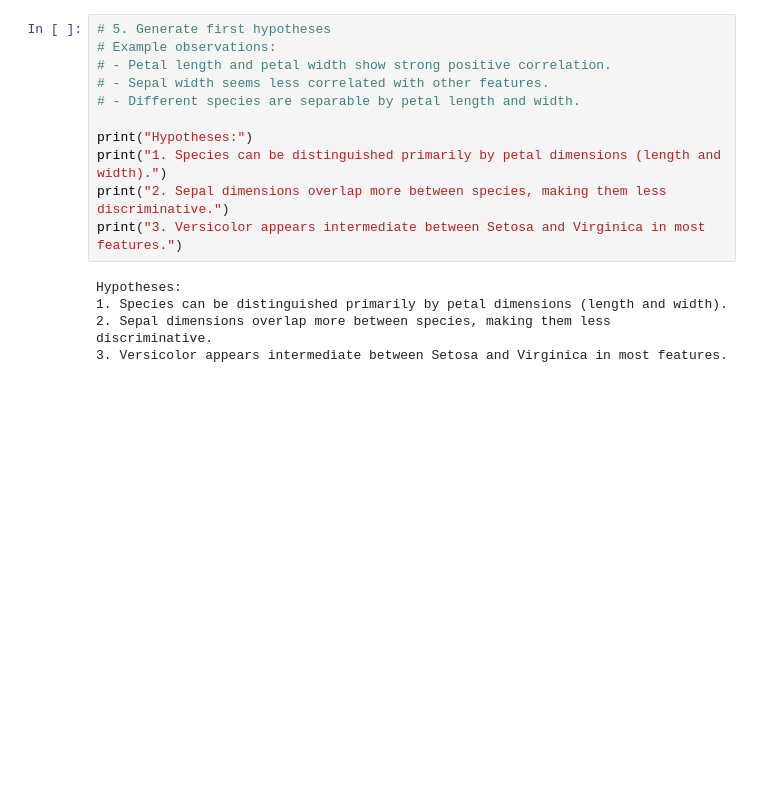
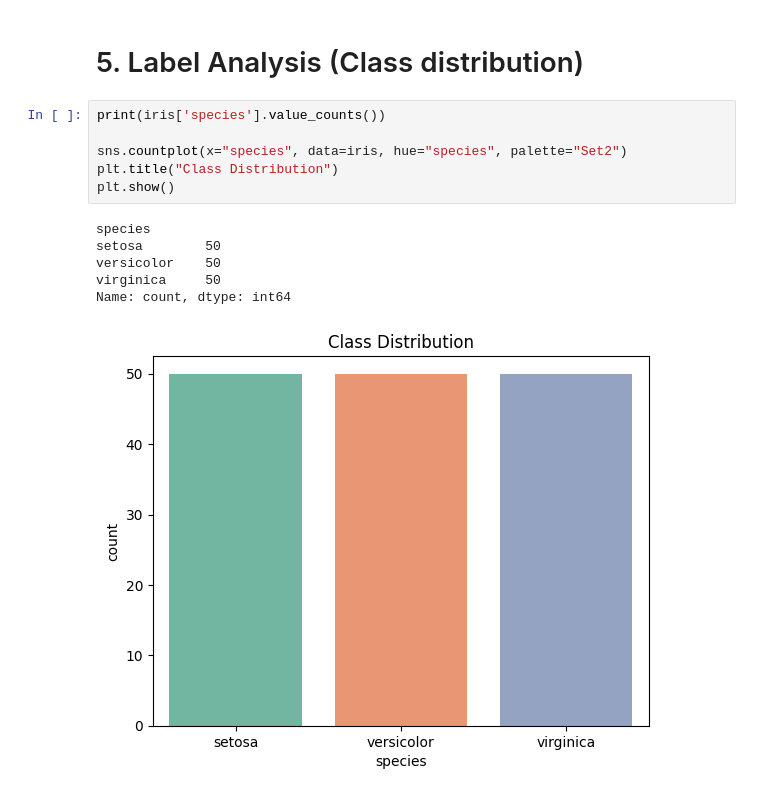
Before and after one commit to weronpas/MLOperations, a Jupyter notebook: notebooks/Class2_EDA.ipynb, the cells around one changed output. Saved outputs shown, nothing was run; the diff lists cells and outputs as text; blank space fills up the shorter version.

```diff
--- a/notebooks/Class2_EDA.ipynb
+++ b/notebooks/Class2_EDA.ipynb
@@ -68,18 +125,17 @@ plt.show()
 # %% [output]
 [figure]
-# %%
-# 5. Generate first hypotheses
-# Example observations:
-# - Petal length and petal width show strong positive correlation.
-# - Sepal width seems less correlated with other features.
-# - Different species are separable by petal length and width.
-
-print("Hypotheses:")
-print("1. Species can be distinguished primarily by petal dimensions (length and width).")
-print("2. Sepal dimensions overlap more between species, making them less discriminative.")
-print("3. Versicolor appears intermediate between Setosa and Virginica in most features.")
-# %% [output]
-Hypotheses:
-1. Species can be distinguished primarily by petal dimensions (length and width).
-2. Sepal dimensions overlap more between species, making them less discriminative.
-3. Versicolor appears intermediate between Setosa and Virginica in most features.
+# %% [markdown]
+# 5. Label Analysis (Class distribution)
+# %%
+print(iris['species'].value_counts())
+
+sns.countplot(x="species", data=iris, hue="species", palette="Set2")
+plt.title("Class Distribution")
+plt.show()
+# %% [output]
+species
+setosa        50
+versicolor    50
+virginica     50
+Name: count, dtype: int64
+[figure, added]
```
Also changed, not shown: parts of 13 cells of this notebook, 1 other file.
